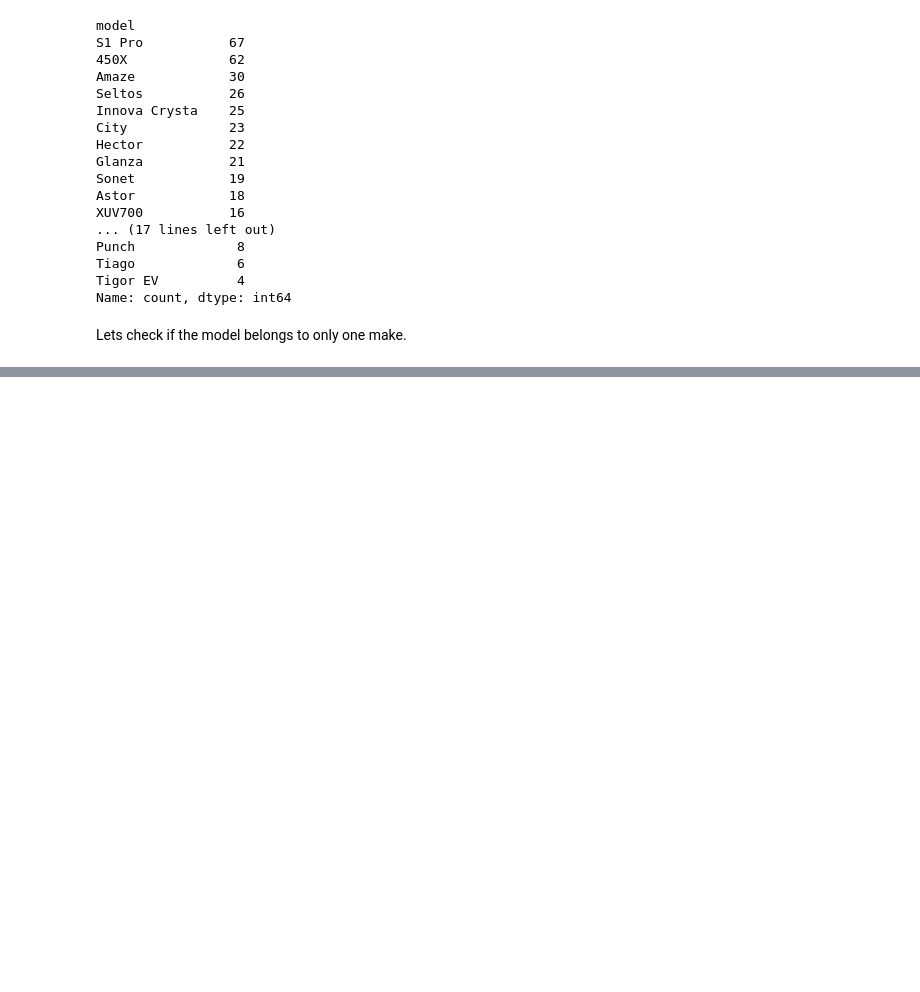
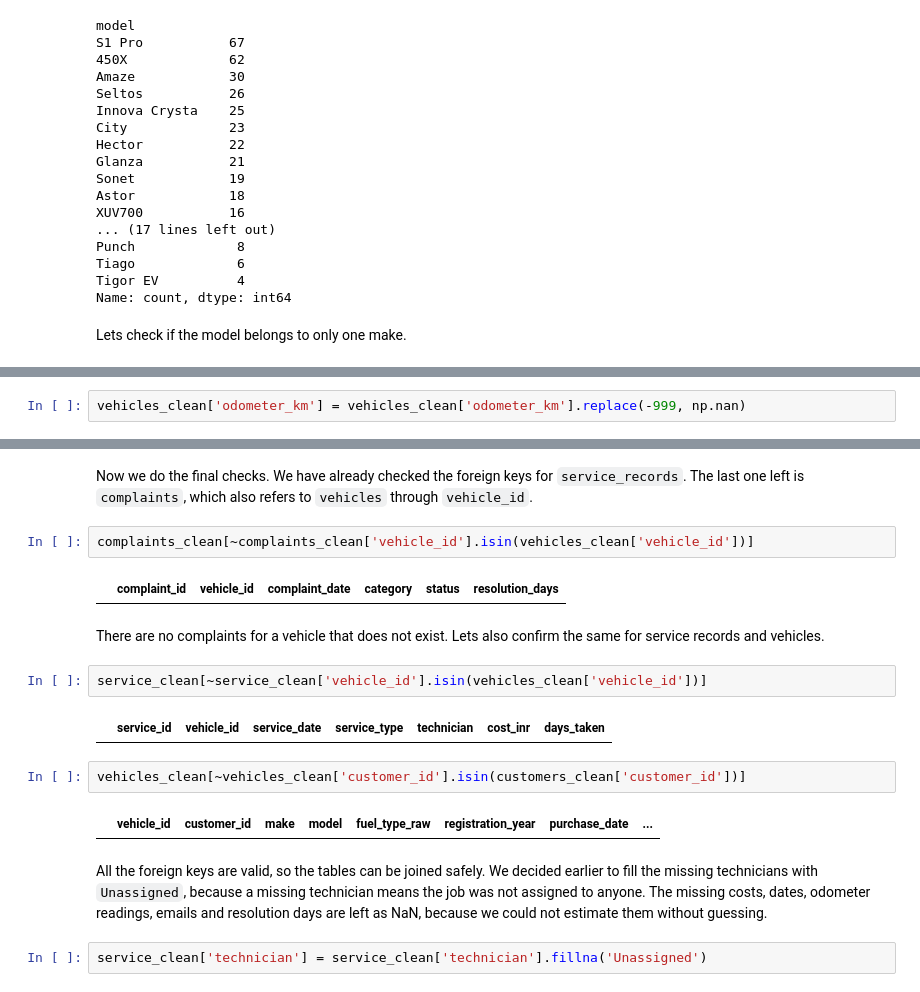
Before and after one commit to Namishkaushik/Projects, a Jupyter notebook: Project-4 Vulcan/clean_data.ipynb, the cells around one changed output, grey strips where cells are left out. Cells and saved outputs as stored; diff of their text form; blank space fills up the shorter version.

```diff
--- a/Project-4 Vulcan/clean_data.ipynb
+++ b/Project-4 Vulcan/clean_data.ipynb
@@ -1000,0 +1190,2 @@ Lets check if the model belongs to only one make.
+# %%
+vehicles_clean['odometer_km'] = vehicles_clean['odometer_km'].replace(-999, np.nan)
@@ -1000,0 +1255,20 @@ Lets check if the model belongs to only one make.
+# %% [markdown]
+Now we do the final checks. We have already checked the foreign keys for `service_records`. The last one left is `complaints`, which also refers to `vehicles` through `vehicle_id`.
+# %%
+complaints_clean[~complaints_clean['vehicle_id'].isin(vehicles_clean['vehicle_id'])]
+# %% [output]
+|  | complaint_id | vehicle_id | complaint_date | category | status | resolution_days |
+# %% [markdown]
+There are no complaints for a vehicle that does not exist. Lets also confirm the same for service records and vehicles.
+# %%
+service_clean[~service_clean['vehicle_id'].isin(vehicles_clean['vehicle_id'])]
+# %% [output]
+|  | service_id | vehicle_id | service_date | service_type | technician | cost_inr | days_taken |
+# %%
+vehicles_clean[~vehicles_clean['customer_id'].isin(customers_clean['customer_id'])]
+# %% [output]
+|  | vehicle_id | customer_id | make | model | fuel_type_raw | registration_year | purchase_date | ... |
+# %% [markdown]
+All the foreign keys are valid, so the tables can be joined safely. We decided earlier to fill the missing technicians with `Unassigned`, because a missing technician means the job was not assigned to anyone. The missing costs, dates, odometer readings, emails and resolution days are left as NaN, because we could not estimate them without guessing.
+# %%
+service_clean['technician'] = service_clean['technician'].fillna('Unassigned')
```
Also changed, not shown: parts of 41 cells of this notebook, 4 other files.
